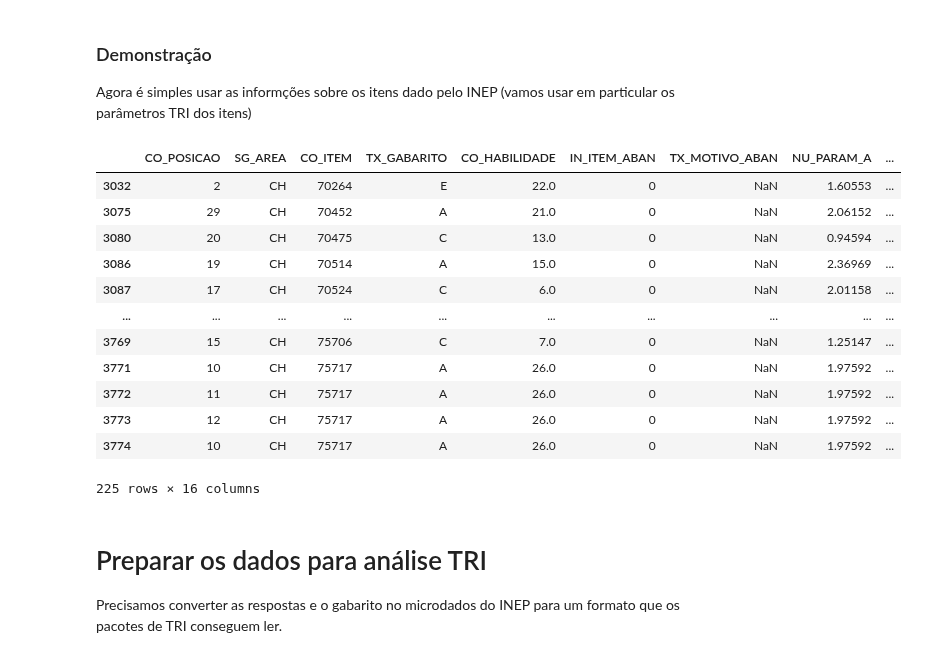
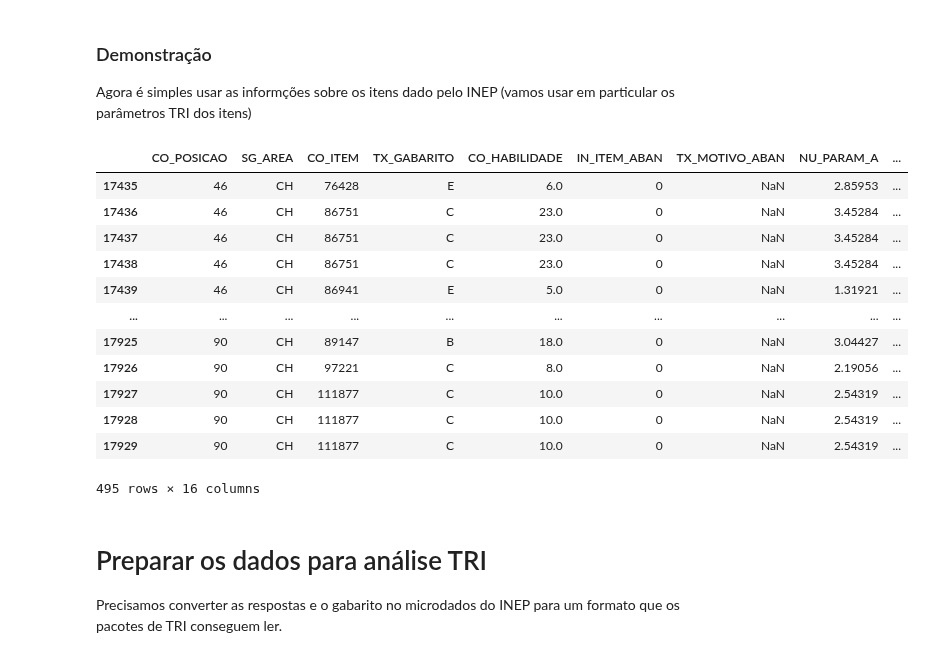
Before and after one commit to atp/enem, a Jupyter notebook: 00-PrepareData.ipynb, the cells around one changed output. Saved outputs shown, nothing was run; the diff lists cells and outputs as text; code cells hidden in the pictures.

```diff
--- a/00-PrepareData.ipynb
+++ b/00-PrepareData.ipynb
@@ -232,21 +246,21 @@ df.to_csv('data/itens_inep.csv',index=False)
 Agora é simples usar as informções sobre os itens dado pelo INEP (vamos usar em particular os parâmetros TRI dos itens)
 # %%
 from util import item_info_inep
-item_info_inep(2011,'CH')
+item_info_inep(2019,'CH')
 # %% [output]
 |  | CO_POSICAO | SG_AREA | CO_ITEM | TX_GABARITO | CO_HABILIDADE | IN_ITEM_ABAN | TX_MOTIVO_ABAN | NU_PARAM_A | ... |
-| 3032 | 2 | CH | 70264 | E | 22.0 | 0 | NaN | 1.60553 | ... |
-| 3075 | 29 | CH | 70452 | A | 21.0 | 0 | NaN | 2.06152 | ... |
-| 3080 | 20 | CH | 70475 | C | 13.0 | 0 | NaN | 0.94594 | ... |
-| 3086 | 19 | CH | 70514 | A | 15.0 | 0 | NaN | 2.36969 | ... |
-| 3087 | 17 | CH | 70524 | C | 6.0 | 0 | NaN | 2.01158 | ... |
+| 17435 | 46 | CH | 76428 | E | 6.0 | 0 | NaN | 2.85953 | ... |
+| 17436 | 46 | CH | 86751 | C | 23.0 | 0 | NaN | 3.45284 | ... |
+| 17437 | 46 | CH | 86751 | C | 23.0 | 0 | NaN | 3.45284 | ... |
+| 17438 | 46 | CH | 86751 | C | 23.0 | 0 | NaN | 3.45284 | ... |
+| 17439 | 46 | CH | 86941 | E | 5.0 | 0 | NaN | 1.31921 | ... |
 | ... | ... | ... | ... | ... | ... | ... | ... | ... | ... |
-| 3769 | 15 | CH | 75706 | C | 7.0 | 0 | NaN | 1.25147 | ... |
-| 3771 | 10 | CH | 75717 | A | 26.0 | 0 | NaN | 1.97592 | ... |
-| 3772 | 11 | CH | 75717 | A | 26.0 | 0 | NaN | 1.97592 | ... |
-| 3773 | 12 | CH | 75717 | A | 26.0 | 0 | NaN | 1.97592 | ... |
-| 3774 | 10 | CH | 75717 | A | 26.0 | 0 | NaN | 1.97592 | ... |
+| 17925 | 90 | CH | 89147 | B | 18.0 | 0 | NaN | 3.04427 | ... |
+| 17926 | 90 | CH | 97221 | C | 8.0 | 0 | NaN | 2.19056 | ... |
+| 17927 | 90 | CH | 111877 | C | 10.0 | 0 | NaN | 2.54319 | ... |
+| 17928 | 90 | CH | 111877 | C | 10.0 | 0 | NaN | 2.54319 | ... |
+| 17929 | 90 | CH | 111877 | C | 10.0 | 0 | NaN | 2.54319 | ... |
-225 rows × 16 columns
+495 rows × 16 columns
 # %% [markdown]
 # Preparar os dados para análise TRI
 Precisamos converter as respostas e o gabarito no microdados do INEP para um formato que os pacotes de TRI conseguem ler.
```
Also changed, not shown: parts of 20 cells of this notebook, 3 other files.
